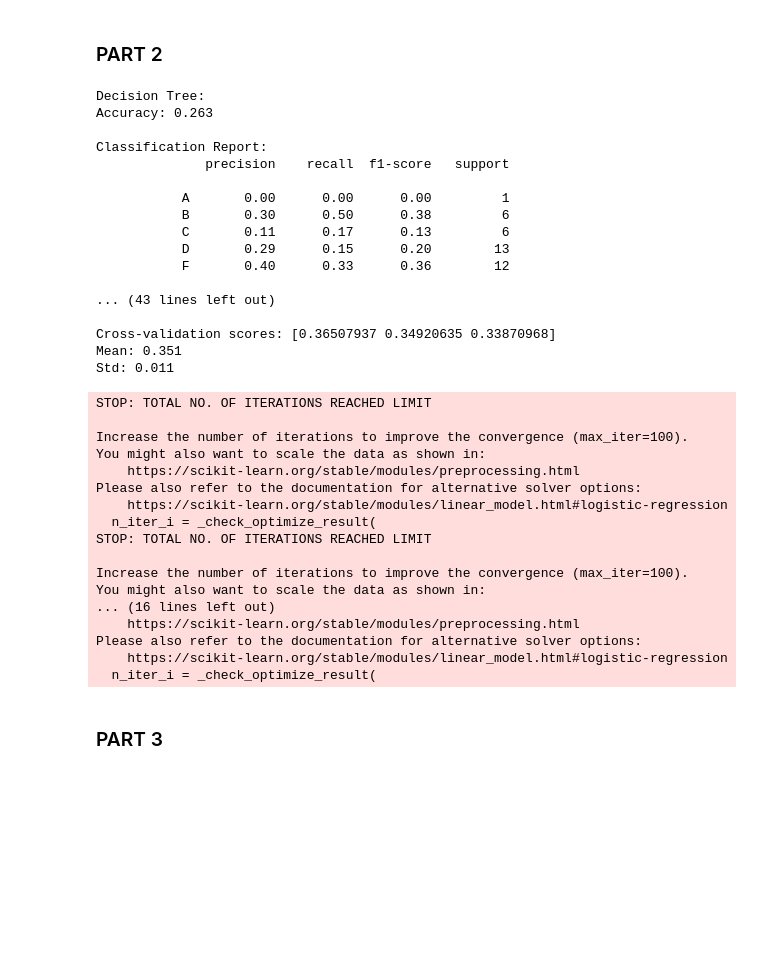
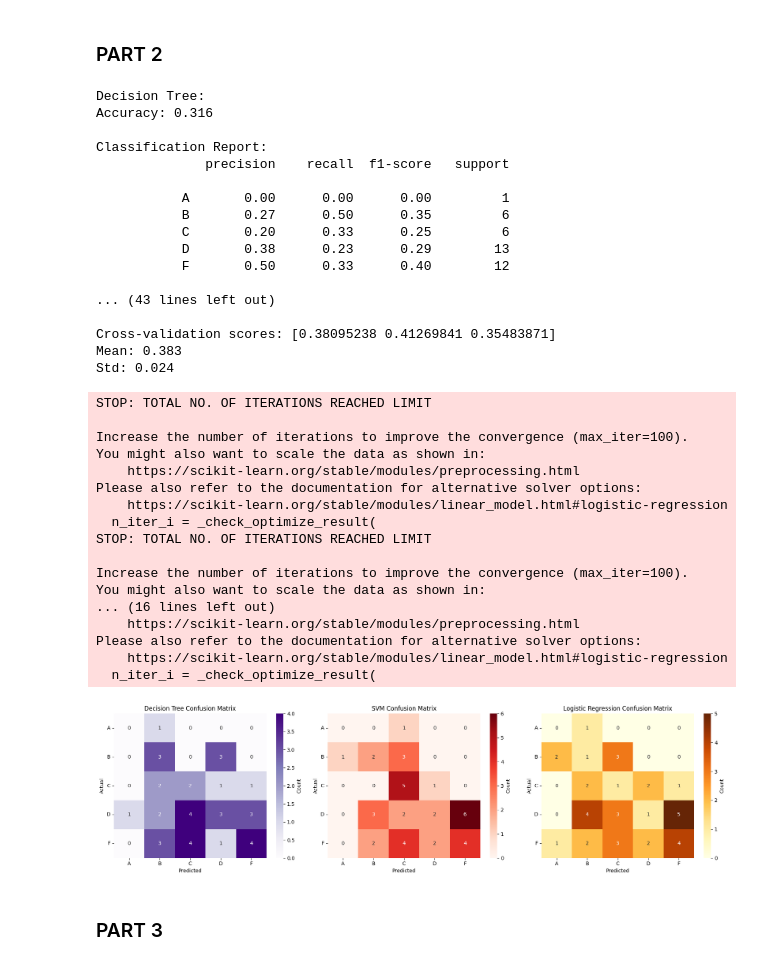
Before and after one commit to cheesuschris/320Homeworks, a Jupyter notebook: Homework3/analyzeGrades.ipynb, the cells around one changed output. Saved outputs shown, nothing was run; the diff lists cells and outputs as text; code cells hidden in the pictures; blank space fills up the shorter version.

```diff
--- a/Homework3/analyzeGrades.ipynb
+++ b/Homework3/analyzeGrades.ipynb
@@ -213,11 +298,11 @@ from sklearn.linear_model import LogisticRegression
 print("Decision Tree:")
 dt = DecisionTreeClassifier(criterion="entropy")
 dt.fit(X_train, y_train)
-y_pred = dt.predict(X_test)
-accuracy = accuracy_score(y_test, y_pred)
+y_pred_dt = dt.predict(X_test)
+accuracy = accuracy_score(y_test, y_pred_dt)
 print(f"Accuracy: {accuracy:.3f}")
 print("\nClassification Report:")
-print(classification_report(y_test, y_pred))
+print(classification_report(y_test, y_pred_dt))
 scores = cross_val_score(dt, X, y, cv=3, scoring='accuracy')
 print(f"Cross-validation scores: {scores}")
 print(f"Mean: {scores.mean():.3f}")
@@ -227,11 +312,11 @@ print("--------------------------")
 print("Support Vector Machine:")
 svm = SVC(kernel="linear")
 svm.fit(X_train, y_train)
-y_pred = svm.predict(X_test)
-accuracy = accuracy_score(y_test, y_pred)
+y_pred_svm = svm.predict(X_test)
+accuracy = accuracy_score(y_test, y_pred_svm)
 print(f"Accuracy: {accuracy:.3f}")
 print("\nClassification Report:")
-print(classification_report(y_test, y_pred))
+print(classification_report(y_test, y_pred_svm))
 scores = cross_val_score(svm, X, y, cv=3, scoring='accuracy')
 print(f"Cross-validation scores: {scores}")
 print(f"Mean: {scores.mean():.3f}")
@@ -241,33 +326,33 @@ print("--------------------------")
 print("Logistic Regression:")
 lr = LogisticRegression(max_iter=100, class_weight='balanced')
 lr.fit(X_train, y_train)
-y_pred = lr.predict(X_test)
-accuracy = accuracy_score(y_test, y_pred)
+y_pred_lr = lr.predict(X_test)
+accuracy = accuracy_score(y_test, y_pred_lr)
 print(f"Accuracy: {accuracy:.3f}")
 print("\nClassification Report:")
-print(classification_report(y_test, y_pred))
+print(classification_report(y_test, y_pred_lr))
 scores = cross_val_score(lr, X, y, cv=3, scoring='accuracy')
 print(f"Cross-validation scores: {scores}")
 print(f"Mean: {scores.mean():.3f}")
 print(f"Std: {scores.std():.3f}")
 # %% [output]
 Decision Tree:
-Accuracy: 0.263
+Accuracy: 0.316
 
 Classification Report:
               precision    recall  f1-score   support
 
            A       0.00      0.00      0.00         1
-           B       0.30      0.50      0.38         6
-           C       0.11      0.17      0.13         6
-           D       0.29      0.15      0.20        13
-           F       0.40      0.33      0.36        12
+           B       0.27      0.50      0.35         6
+           C       0.20      0.33      0.25         6
+           D       0.38      0.23      0.29        13
+           F       0.50      0.33      0.40        12
 
 ... (43 lines left out)
 
-Cross-validation scores: [0.36507937 0.34920635 0.33870968]
-Mean: 0.351
-Std: 0.011
+Cross-validation scores: [0.38095238 0.41269841 0.35483871]
+Mean: 0.383
+Std: 0.024
 STOP: TOTAL NO. OF ITERATIONS REACHED LIMIT
 
 Increase the number of iterations to improve the convergence (max_iter=100).
@@ -285,6 +370,42 @@ You might also want to scale the data as shown in:
 Please also refer to the documentation for alternative solver options:
     https://scikit-learn.org/stable/modules/linear_model.html#logistic-regression
   n_iter_i = _check_optimize_result(
+# %%
+# Confusion Matrices for Classification Algorithms (Part 2)
+# Note: Run this cell after running the classification algorithms in the previous cell
+fig, axes = plt.subplots(1, 3, figsize=(18, 5))
+
+# Decision Tree Confusion Matrix
+cm_dt = confusion_matrix(y_test, y_pred_dt)
+sns.heatmap(cm_dt, annot=True, fmt='d', cmap='Purples', ax=axes[0], cbar_kws={'label': 'Count'})
+axes[0].set_title('Decision Tree Confusion Matrix')
+axes[0].set_xlabel('Predicted')
+axes[0].set_ylabel('Actual')
+axes[0].set_xticklabels(['A', 'B', 'C', 'D', 'F'], rotation=0)
+axes[0].set_yticklabels(['A', 'B', 'C', 'D', 'F'], rotation=0)
+
+# SVM Confusion Matrix
+cm_svm = confusion_matrix(y_test, y_pred_svm)
+sns.heatmap(cm_svm, annot=True, fmt='d', cmap='Reds', ax=axes[1], cbar_kws={'label': 'Count'})
+axes[1].set_title('SVM Confusion Matrix')
+axes[1].set_xlabel('Predicted')
+axes[1].set_ylabel('Actual')
+axes[1].set_xticklabels(['A', 'B', 'C', 'D', 'F'], rotation=0)
+axes[1].set_yticklabels(['A', 'B', 'C', 'D', 'F'], rotation=0)
+
+# Logistic Regression Confusion Matrix
+cm_lr = confusion_matrix(y_test, y_pred_lr)
+sns.heatmap(cm_lr, annot=True, fmt='d', cmap='YlOrBr', ax=axes[2], cbar_kws={'label': 'Count'})
+axes[2].set_title('Logistic Regression Confusion Matrix')
+axes[2].set_xlabel('Predicted')
+axes[2].set_ylabel('Actual')
+axes[2].set_xticklabels(['A', 'B', 'C', 'D', 'F'], rotation=0)
+axes[2].set_yticklabels(['A', 'B', 'C', 'D', 'F'], rotation=0)
+
+plt.tight_layout()
+plt.show()
+# %% [output]
+[figure, added]
 # %% [markdown]
 ### PART 3
 # %%
```
Also changed, not shown: parts of 12 cells of this notebook.
